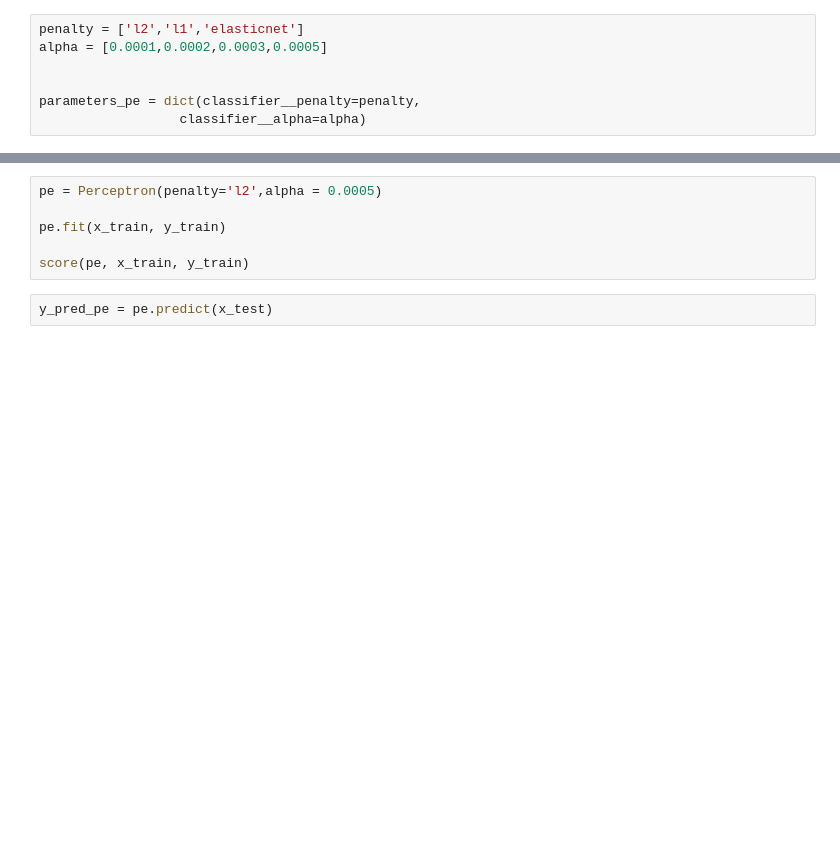
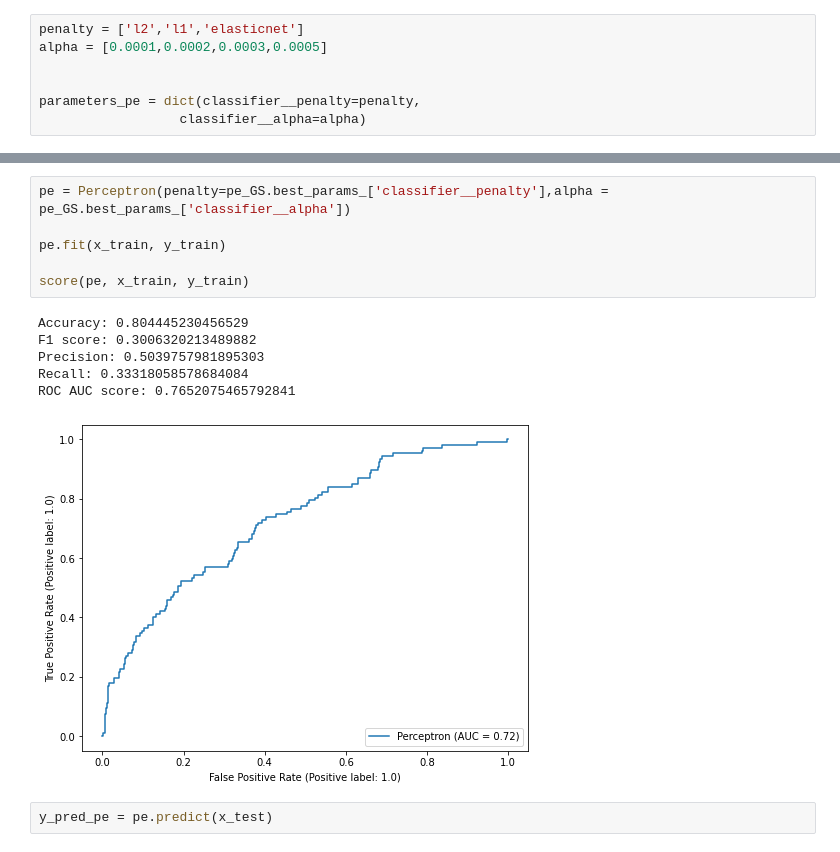
Before and after one commit to C0casio45/IACESI, a Jupyter notebook: projet_ia.ipynb, the cells around one changed output, grey strips where cells are left out. Saved outputs shown, nothing was run; the diff lists cells and outputs as text; blank space fills up the shorter version.

```diff
--- a/projet_ia.ipynb
+++ b/projet_ia.ipynb
@@ -622,9 +934,16 @@ pd.DataFrame.from_dict(pe_GS.cv_results_).sort_values(by=['rank_test_score']).he
 # %%
-pe = Perceptron(penalty='l2',alpha = 0.0005)
+pe = Perceptron(penalty=pe_GS.best_params_['classifier__penalty'],alpha = pe_GS.best_params_['classifier__alpha'])
 
 pe.fit(x_train, y_train)
 
 score(pe, x_train, y_train)
+# %% [output]
+Accuracy: 0.804445230456529
+F1 score: 0.3006320213489882
+Precision: 0.5039757981895303
+Recall: 0.33318058578684084
+ROC AUC score: 0.7652075465792841
+[figure, added]
 # %%
 y_pred_pe = pe.predict(x_test)
 # %%
```
Also changed, not shown: parts of 66 cells of this notebook.
